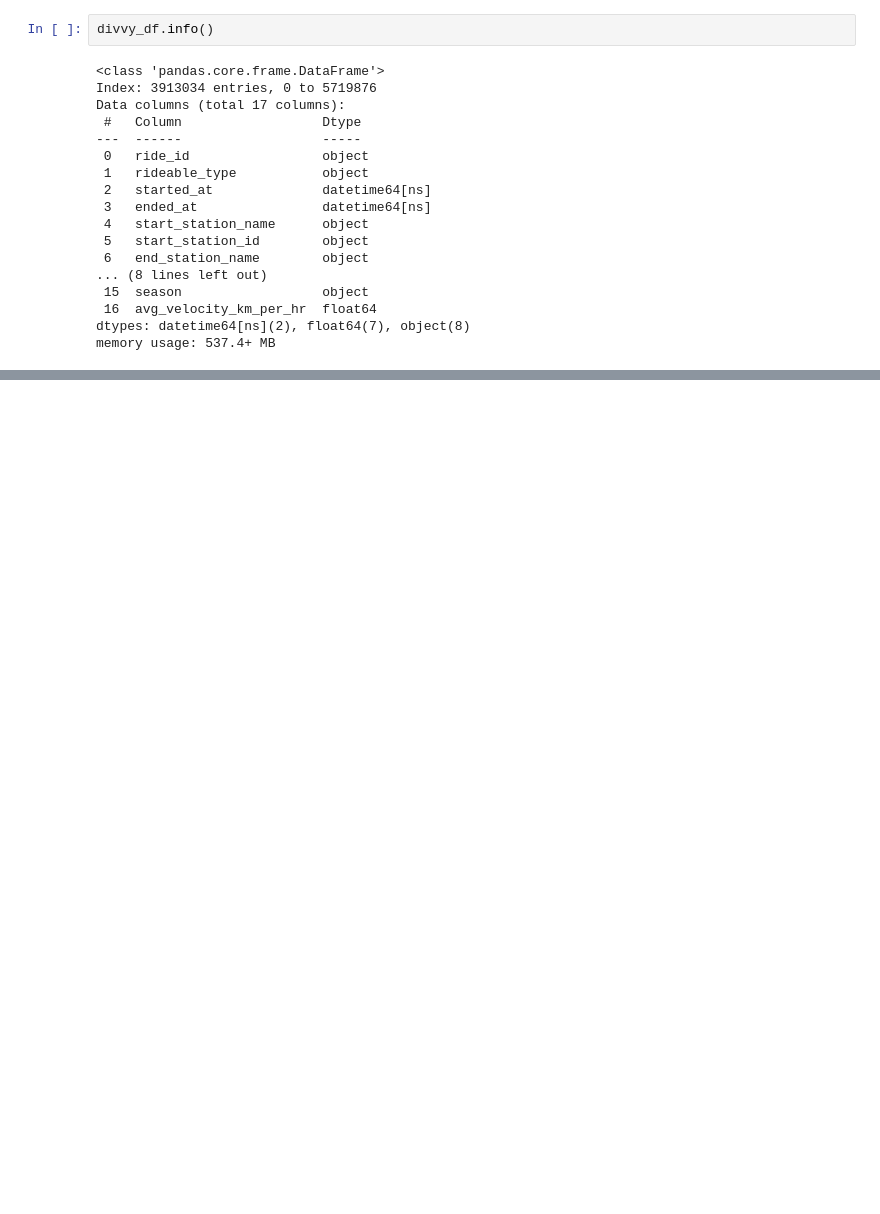
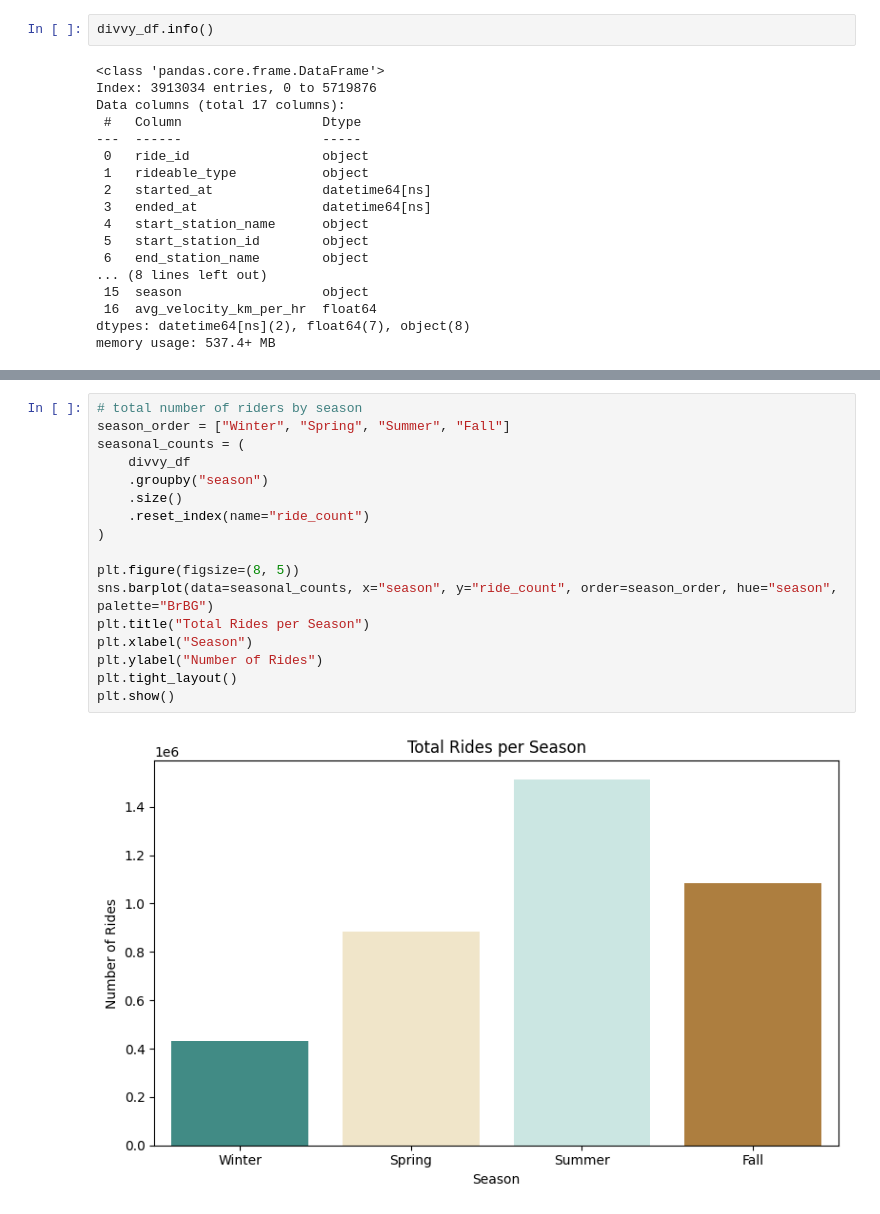
Before and after one commit to leon934/stat-315-final-project, a Jupyter notebook: data_analysis.ipynb, the cells around one changed output, grey strips where cells are left out. Drawn from its saved outputs; the diff is of its cells as text; blank space fills up the shorter version.

```diff
--- a/data_analysis.ipynb
+++ b/data_analysis.ipynb
@@ -153,0 +170,19 @@ memory usage: 537.4+ MB
+# %%
+# total number of riders by season
+season_order = ["Winter", "Spring", "Summer", "Fall"]
+seasonal_counts = (
+    divvy_df
+    .groupby("season")
+    .size()
+    .reset_index(name="ride_count")
+)
+
+plt.figure(figsize=(8, 5))
+sns.barplot(data=seasonal_counts, x="season", y="ride_count", order=season_order, hue="season", palette="BrBG")
+plt.title("Total Rides per Season")
+plt.xlabel("Season")
+plt.ylabel("Number of Rides")
+plt.tight_layout()
+plt.show()
+# %% [output]
+[figure, added]
```
Also changed, not shown: parts of 15 cells of this notebook.
